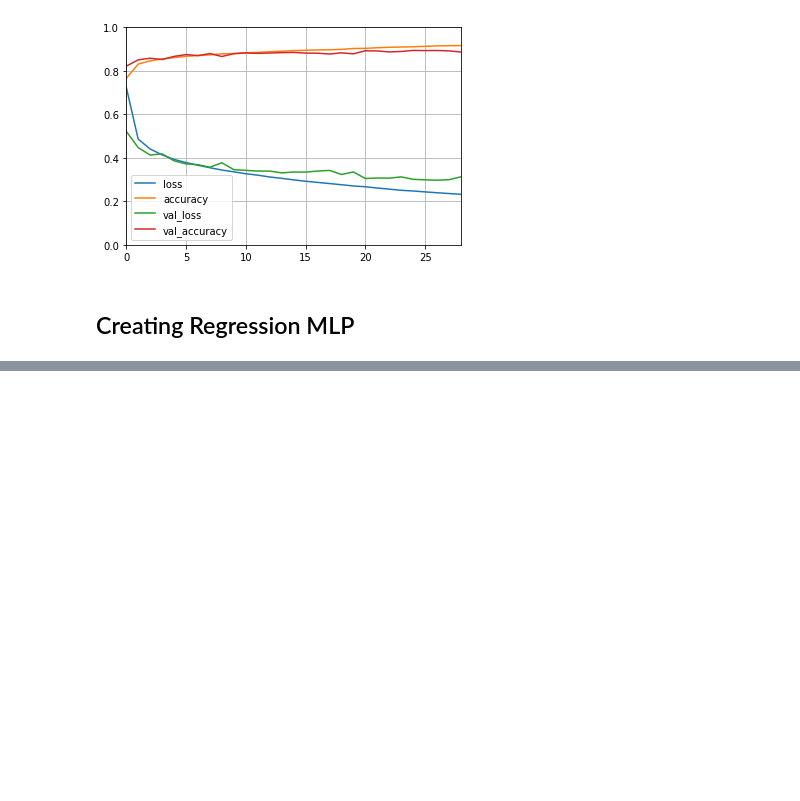
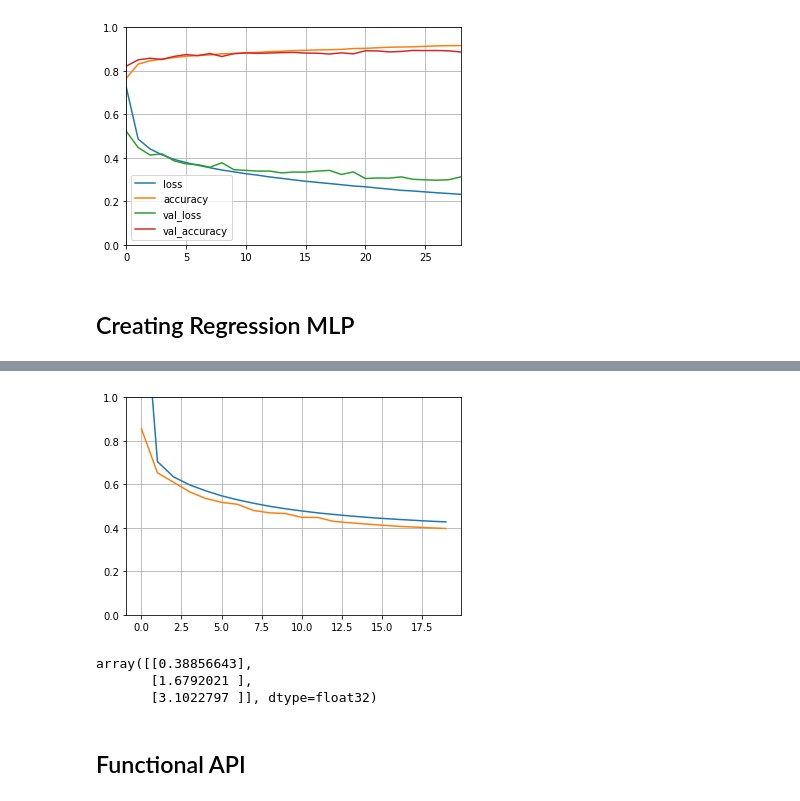
Before and after one commit to marts-dev/handsOnML, a Jupyter notebook: MLP_Practice.ipynb, the cells around one changed output, grey strips where cells are left out. Drawn from its saved outputs; the diff is of its cells as text; code cells hidden in the pictures; blank space fills up the shorter version.

Commit message:
Functional API Regression MLP

```diff
--- a/MLP_Practice.ipynb
+++ b/MLP_Practice.ipynb
@@ -322,0 +195,10 @@ mse_test = model.evaluate((X_test_A, X_test_B), y_test)
+# %%
+model = keras.models.Sequential([
+    keras.layers.Dense(30, activation="relu", input_shape=X_train.shape[1:]),
+    keras.layers.Dense(1)
+])
+model.compile(loss="mean_squared_error", optimizer=keras.optimizers.SGD(learning_rate=1e-3))
+history = model.fit(X_train, y_train, epochs=20, validation_data=(X_valid, y_valid))
+mse_test = model.evaluate(X_test, y_test)
+X_new = X_test[:3]
+y_pred = model.predict(X_new)
@@ -322,0 +223,15 @@ mse_test = model.evaluate((X_test_A, X_test_B), y_test)
+# %%
+plt.plot(pd.DataFrame(history.history))
+plt.grid(True)
+plt.gca().set_ylim(0, 1)
+plt.show()
+# %% [output]
+[figure, added]
+# %%
+y_pred
+# %% [output]
+array([[0.38856643],
+       [1.6792021 ],
+       [3.1022797 ]], dtype=float32)
+# %% [markdown]
+## Functional API
```
Also changed, not shown: parts of 33 cells of this notebook.
